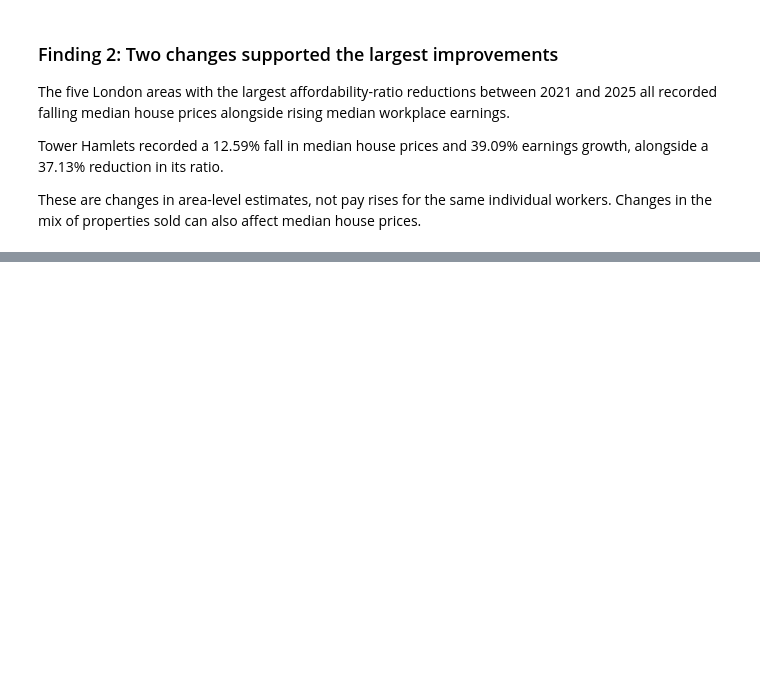
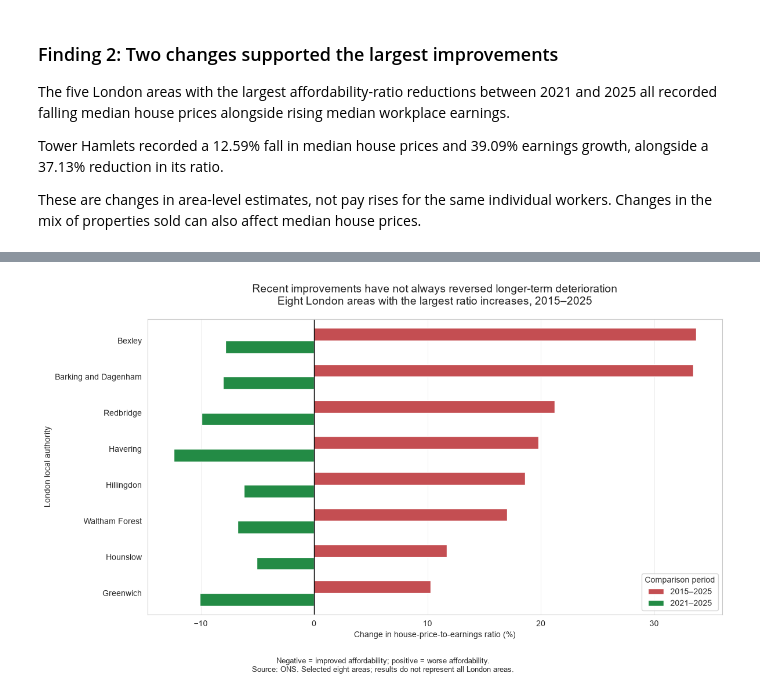
Before and after one commit to mayanaise/london-housing-affordability, a Jupyter notebook: london-housing-affordability.ipynb, the cells around one changed output, grey strips where cells are left out. Saved outputs shown, nothing was run; the diff lists cells and outputs as text; code cells hidden in the pictures; blank space fills up the shorter version.

```diff
--- a/london-housing-affordability.ipynb
+++ b/london-housing-affordability.ipynb
@@ -702,0 +1051,51 @@ can also affect median house prices.
+# %%
+# Select the eight areas with the largest increases since 2015
+chart_data = (
+    long_term_changes
+    .sort_values("change_2015_2025_pct", ascending=False)
+    .head(8)
+    [["change_2015_2025_pct", "change_2021_2025_pct"]]
+    .rename(columns={
+        "change_2015_2025_pct": "2015–2025",
+        "change_2021_2025_pct": "2021–2025"
+    })
+)
+
+with sns.axes_style("whitegrid"):
+    fig, ax = plt.subplots(figsize=(12, 7))
+
+    chart_data.plot.barh(
+        ax=ax,
+        color=["#c44e52", "#238b45"],
+        width=0.7
+    )
+
+    ax.invert_yaxis()
+    ax.axvline(0, color="black", linewidth=1)
+
+    ax.set_title(
+        "Recent improvements have not always reversed longer-term deterioration\n"
+        "Eight London areas with the largest ratio increases, 2015–2025",
+        fontsize=14,
+        pad=18
+    )
+
+    ax.set_xlabel("Change in house-price-to-earnings ratio (%)")
+    ax.set_ylabel("London local authority")
+
+    ax.legend(title="Comparison period", loc="lower right")
+    ax.grid(axis="y", visible=False)
+    ax.set_axisbelow(True)
+
+    fig.text(
+        0.5, 0.02,
+        "Negative = improved affordability; positive = worse affordability.\n"
+        "Source: ONS. Selected eight areas; results do not represent all London areas.",
+        ha="center",
+        fontsize=9
+    )
+
+    plt.tight_layout(rect=[0, 0.08, 1, 1])
+    plt.show()
+# %% [output]
+[figure, added]
```
Also changed, not shown: parts of 13 cells of this notebook.
